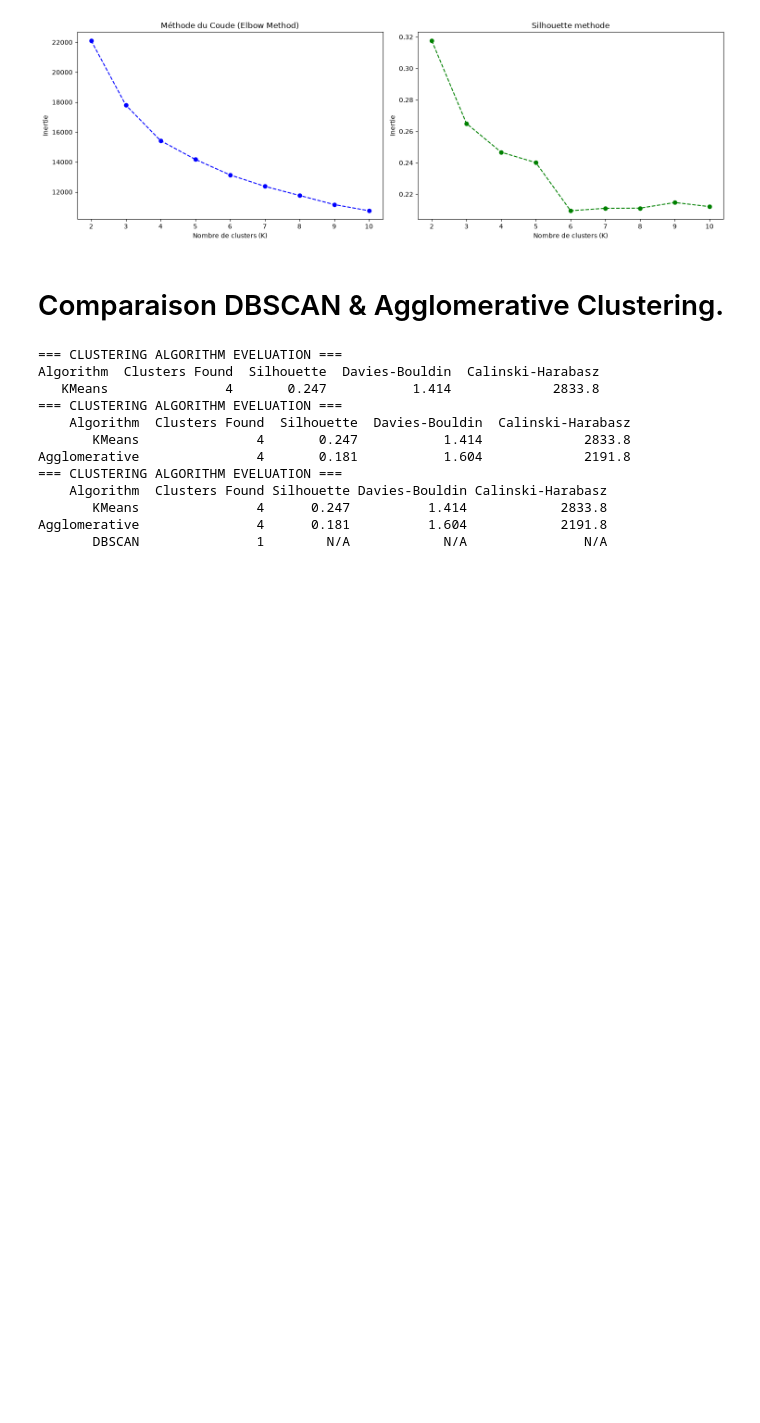
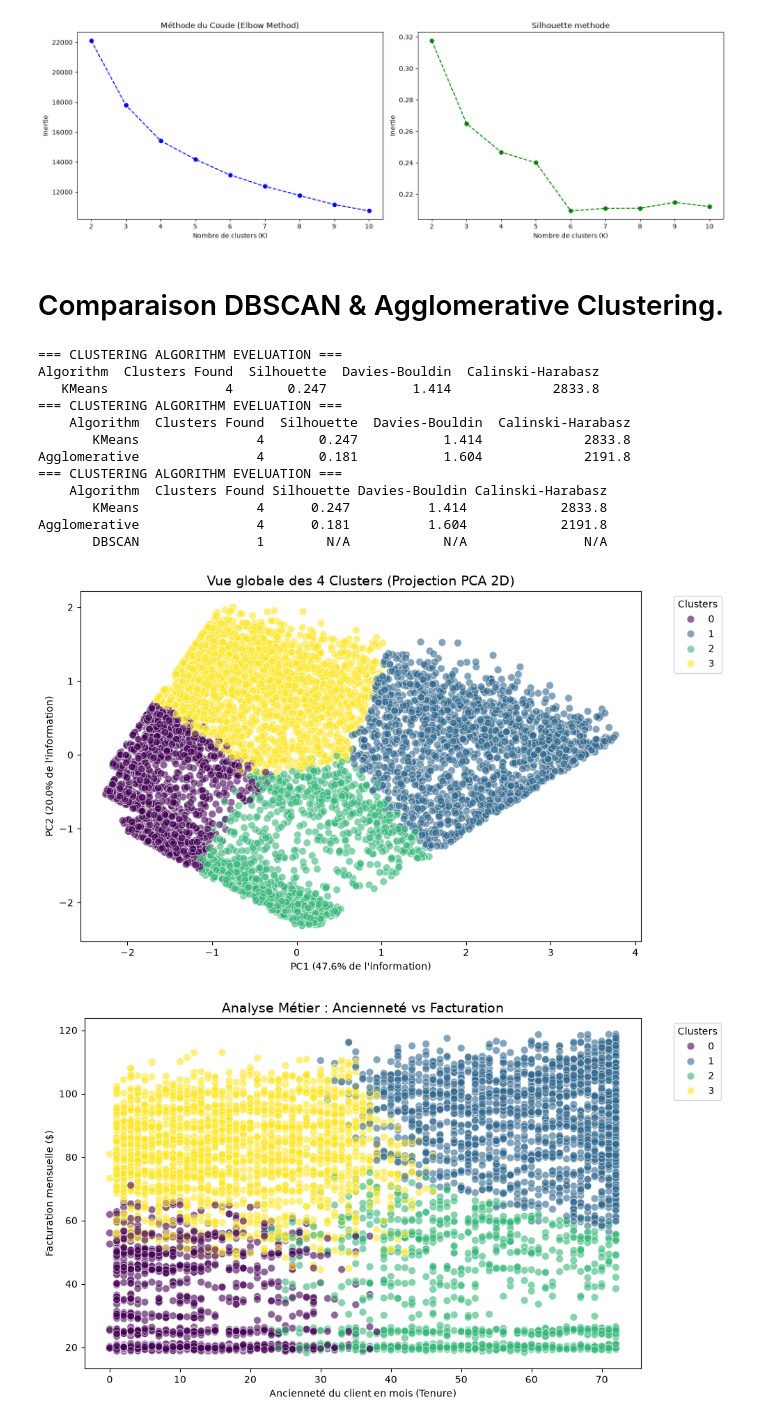
Before and after one commit to mo24ali/client_bhave, a Jupyter notebook: notebooks/02_clustering_analysis.ipynb, the cells around one changed output. Saved outputs shown, nothing was run; the diff lists cells and outputs as text; code cells hidden in the pictures; blank space fills up the shorter version.

Commit message:
applied the pca and vizualised clusters

```diff
--- a/notebooks/02_clustering_analysis.ipynb
+++ b/notebooks/02_clustering_analysis.ipynb
@@ -126,3 +128,54 @@ Agglomerative               4       0.181           1.604             2191.8
        KMeans               4      0.247          1.414            2833.8
 Agglomerative               4      0.181          1.604            2191.8
        DBSCAN               1        N/A            N/A               N/A
+# %%
+df_clustered = pd.read_csv(config.PROCESSED_DATA_DIR / "telco_clustered_pca.csv")
+df_raw = pd.read_csv(config.RAW_DATA_PATH)
+
+df_raw['Cluster'] = df_clustered['Cluster']
+
+cols_to_drop = [config.TARGET_COL, config.ID_COL, 'Cluster']
+cols_to_drop = [col for col in cols_to_drop if col in df_clustered.columns]
+X_visu = df_clustered.drop(columns=cols_to_drop)
+
+pca_2d = PCA(n_components=2, random_state=10)
+
+composantes = pca_2d.fit_transform(X_visu)
+
+plt.figure(
+    figsize=(10, 6)
+)
+
+sns.scatterplot(
+    x=composantes[:, 0],
+    y=composantes[:, 1],
+    hue=df_clustered['Cluster'],
+    palette='viridis',
+    alpha=0.6, s=60
+)
+
+plt.title('Vue globale des 4 Clusters (Projection PCA 2D)', fontsize=14)
+plt.xlabel(f'PC1 ({pca_2d.explained_variance_ratio_[0]:.1%} de l\'information)')
+plt.ylabel(f'PC2 ({pca_2d.explained_variance_ratio_[1]:.1%} de l\'information)')
+plt.legend(title='Clusters', bbox_to_anchor=(1.05, 1), loc='upper left')
+plt.tight_layout()
+plt.show()
+
+plt.figure(figsize=(10, 6))
+sns.scatterplot(
+    x='tenure',
+    y='MonthlyCharges',
+    hue='Cluster',
+    palette='viridis',
+    data=df_raw,
+    alpha=0.6, s=60
+)
+plt.title('Analyse Métier : Ancienneté vs Facturation', fontsize=14)
+plt.xlabel('Ancienneté du client en mois (Tenure)')
+plt.ylabel('Facturation mensuelle ($)')
+plt.legend(title='Clusters', bbox_to_anchor=(1.05, 1), loc='upper left')
+plt.tight_layout()
+plt.show()
+# %% [output]
+[figure, added]
+[figure, added]
```
Also changed, not shown: parts of 1 cell of this notebook, 1 other file.
